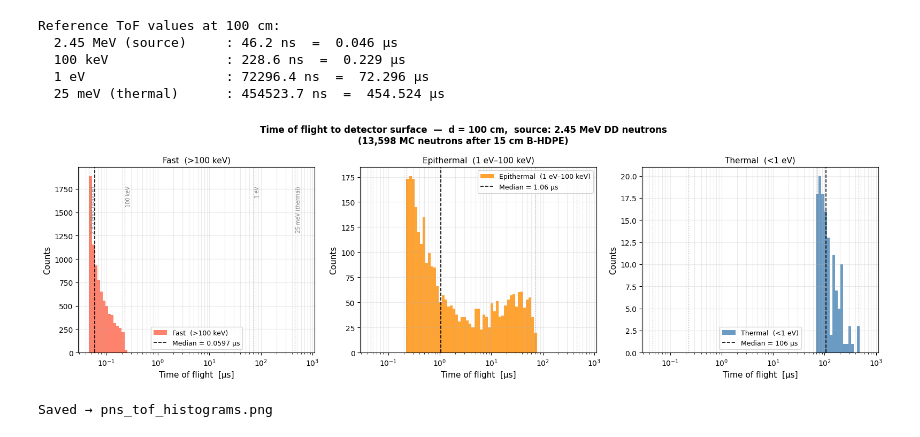
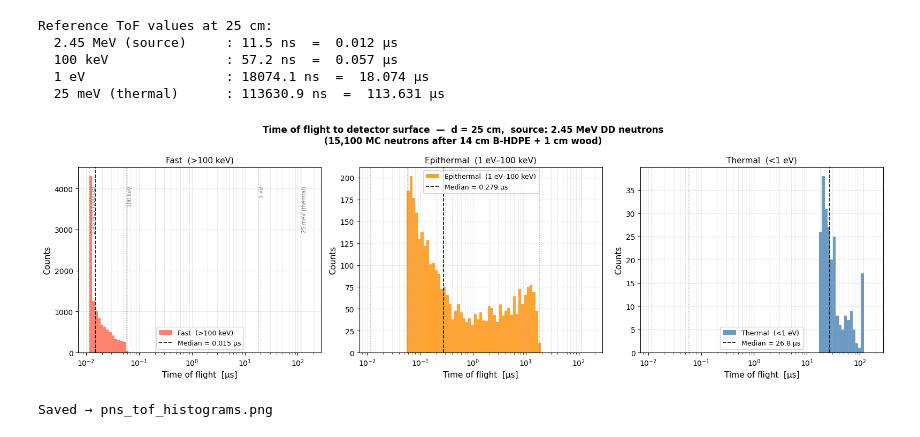
Before and after one commit to virgolaema/particle-detectors, a Jupyter notebook: projects/pns/pns.ipynb, the cells around one changed output. Saved outputs shown, nothing was run; the diff lists cells and outputs as text; code cells hidden in the pictures.

```diff
--- a/projects/pns/pns.ipynb
+++ b/projects/pns/pns.ipynb
@@ -4,10 +4,26 @@ E0_MEV           = 2.45    # [MeV]  DD neutron energy (monoenergetic)
 E0_SPREAD_KEV    = 50.0    # [keV]  ±1σ energy spread (doc: ±50 keV)
 
 # ─── B-HDPE SHIELD  (doc §2.2) ───────────────────────────────────────────────
-PE_THICKNESS_CM  = 15.0   # [cm]   lateral wall thickness (doc: 15 cm side walls)
+PE_THICKNESS_CM  = 14.0   # [cm]   lateral wall thickness (14 cm B-HDPE)
 BHDPE_DENSITY    = 1.0    # [g/cm³]  (doc: 1.0 g/cm³)
 BORON_MASS_FRAC  = 0.05   # boron mass fraction (doc: 5% by weight, natural boron)
 B10_ENRICHMENT   = 0.199  # B-10 atom fraction (doc: natural boron)
+
+# ─── WOOD LAYER (outer casing, downstream of the B-HDPE) ────────────────────
+WOOD_THICKNESS_CM = 1.0   # [cm]   wood panel on the outside of the shield
+WOOD_DENSITY      = 0.6   # [g/cm³] typical plywood / soft wood (assumed)
+WOOD_H_FRAC       = 0.06  # dry-wood (cellulose-like) mass fractions
+WOOD_C_FRAC       = 0.50
+WOOD_O_FRAC       = 0.44  # oxygen treated as carbon-equivalent scatterer
+
+TOTAL_SHIELD_CM   = PE_THICKNESS_CM + WOOD_THICKNESS_CM   # 15 cm stack
+
+# ─── GEOMETRY ────────────────────────────────────────────────────────────────
+# Isotropic emission, but only directions within a cone around the slab
+# normal (pointing at the scintillator tile) are tracked — neutrons emitted
+# elsewhere cannot contribute to capture in the tile.
+CONE_HALF_ANGLE_DEG = 20.0
+AIR_GAP_CM          = 10.0  # wood outer surface → scintillator tile
 
 # Reference values from doc §2.2 — for cross-checks against MC output:
 MFP_DOC_CM       = 3.42   # [cm]   mean free path at 2.45 MeV
@@ -311,11 +361,13 @@ Saved → pns_bhdpe_spectrum.png
 # %%
 # ─── Parameters ──────────────────────────────────────────────────────────────
 EMISSION_RATE      = 1e7   # [n/s]  source rate (doc max: 1e7 n/s)
-DISTANCE_CM        = 100.0 # [cm]   distance from source centre to surface
+# Source sits at the inner shield face: 14 cm B-HDPE + 1 cm wood + 10 cm air gap
+DISTANCE_CM        = TOTAL_SHIELD_CM + AIR_GAP_CM   # [cm] = 25 cm source → tile
 SURFACE_AREA_CM2   = 9.0   # [cm²]  detector surface (e.g. 3×3 cm tile)
 
 # ─── Flux calculation (isotropic point source) ────────────────────────────────
-# The MC gives the fraction of neutrons that survive the B-HDPE shield.
+# The MC gives the survival fraction for neutrons emitted within the 20° cone
+# toward the tile (the only ones that can contribute).
 # Beyond the shield the field is treated as isotropic → 1/r² dilution only.
 transmission = n_surv / N_NEUTRONS                         # shield survival fraction
 
@@ -323,7 +375,11 @@ flux_cm2_s = EMISSION_RATE * transmission / (4 * np.pi * DISTANCE_CM**2)  # [n/c
 rate_surface = flux_cm2_s * SURFACE_AREA_CM2               # [n/s] through the surface
 
 print(f"Source emission rate      : {EMISSION_RATE:.1e} n/s")
-print(f"B-HDPE transmission (MC)  : {transmission*100:.2f}%  "
+cone_frac = 0.5 * (1.0 - np.cos(np.radians(CONE_HALF_ANGLE_DEG)))
+tile_half_angle = np.degrees(np.arctan(np.sqrt(SURFACE_AREA_CM2)/2 / DISTANCE_CM))
+print(f"Cone solid-angle fraction : {cone_frac*100:.2f}% of 4π  "
+      f"(tile subtends ±{tile_half_angle:.1f}°, inside the {CONE_HALF_ANGLE_DEG:.0f}° cone)")
+print(f"Shield transmission (MC)  : {transmission*100:.2f}%  "
       f"({n_surv:,} / {N_NEUTRONS:,} neutrons)")
 print(f"Distance from source      : {DISTANCE_CM:.1f} cm  ({DISTANCE_CM/100:.2f} m)")
 print(f"Surface area              : {SURFACE_AREA_CM2:.1f} cm²")
@@ -558,40 +615,40 @@ for mask, label, color, ax in group_defs:
                 edgecolor='none', label=label)
         ax.axvline(np.median(tof_us[mask]), color='black', ls='--', lw=1.2,
                    label=f'Median = {np.median(tof_us[mask]):.3g} μs')
 
     # shared reference lines
     for ref_label, t_ref in tof_refs.items():
         ax.axvline(t_ref, color='gray', ls=':', lw=0.9, alpha=0.7)
 
     ax.set_xscale('log')
     ax.set_xlabel('Time of flight  [μs]', fontsize=11)
     ax.set_ylabel('Counts', fontsize=11)
     ax.set_title(label, fontsize=11)
     ax.legend(fontsize=9)
     ax.grid(True, which='both', alpha=0.25)
 
 # Annotate reference lines on the first panel
 for ref_label, t_ref in tof_refs.items():
     axes[0].text(t_ref * 1.05, axes[0].get_ylim()[1] * 0.9,
                  ref_label, rotation=90, fontsize=7, va='top', color='gray')
 
 fig.suptitle(
     f'Time of flight to detector surface  —  '
     f'd = {DISTANCE_CM:.0f} cm,  source: {E0_MEV} MeV DD neutrons\n'
-    f'({n_surv:,} MC neutrons after {PE_THICKNESS_CM:.0f} cm B-HDPE)',
+    f'({n_surv:,} MC neutrons after {PE_THICKNESS_CM:.0f} cm B-HDPE + {WOOD_THICKNESS_CM:.0f} cm wood)',
     fontsize=12, fontweight='bold')
 
 plt.tight_layout()
 plt.savefig('pns_tof_histograms.png', dpi=120)
 plt.show()
 print("Saved → pns_tof_histograms.png")
 # %% [output]
-Reference ToF values at 100 cm:
-  2.45 MeV (source)     : 46.2 ns  =  0.046 μs
-  100 keV               : 228.6 ns  =  0.229 μs
-  1 eV                  : 72296.4 ns  =  72.296 μs
-  25 meV (thermal)      : 454523.7 ns  =  454.524 μs
+Reference ToF values at 25 cm:
+  2.45 MeV (source)     : 11.5 ns  =  0.012 μs
+  100 keV               : 57.2 ns  =  0.057 μs
+  1 eV                  : 18074.1 ns  =  18.074 μs
+  25 meV (thermal)      : 113630.9 ns  =  113.631 μs
-[figure, old version]
+[figure, new version]
 Saved → pns_tof_histograms.png
 # %%
 # ─── Spectrum × capture probability → where do captures actually happen? ──────
```
Also changed, not shown: parts of 8 cells of this notebook, 4 other files.
